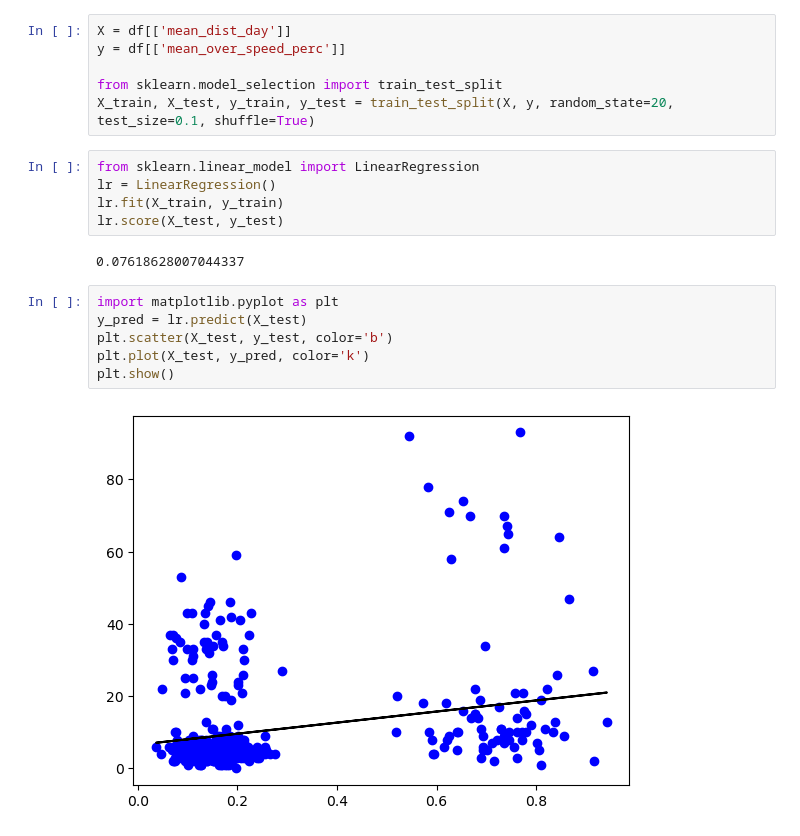
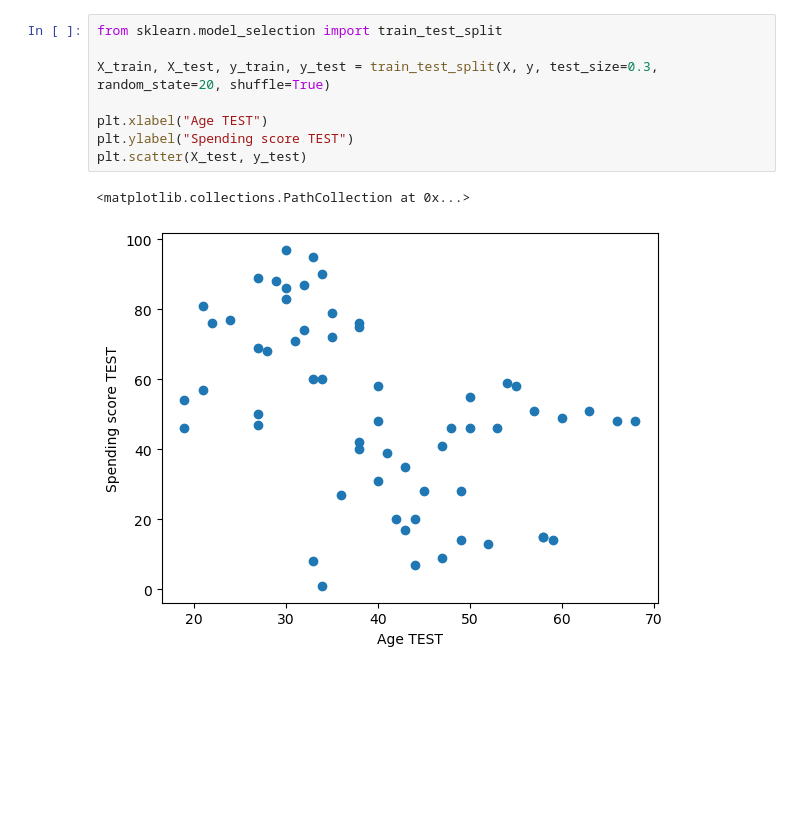
Before and after one commit to dr4g0n7ly/CSE4020-ML-lab, a Jupyter notebook: Linear regression.ipynb, the cells around one changed output. Cells and saved outputs as stored; diff of their text form; blank space fills up the shorter version.

```diff
--- a/Linear regression.ipynb
+++ b/Linear regression.ipynb
@@ -25,21 +26,11 @@ df.head(30)
 # %%
-X = df[['mean_dist_day']]
-y = df[['mean_over_speed_perc']]
+from sklearn.model_selection import train_test_split
 
-from sklearn.model_selection import train_test_split
-X_train, X_test, y_train, y_test = train_test_split(X, y, random_state=20, test_size=0.1, shuffle=True)
+X_train, X_test, y_train, y_test = train_test_split(X, y, test_size=0.3, random_state=20, shuffle=True)
+
+plt.xlabel("Age TEST")
+plt.ylabel("Spending score TEST")
+plt.scatter(X_test, y_test)
+# %% [output]
+<matplotlib.collections.PathCollection at 0x...>
+[figure, added]
-# %%
-from sklearn.linear_model import LinearRegression
-lr = LinearRegression()
-lr.fit(X_train, y_train)
-lr.score(X_test, y_test)
-# %% [output]
-0.07618628007044337
-# %%
-import matplotlib.pyplot as plt
-y_pred = lr.predict(X_test)
-plt.scatter(X_test, y_test, color='b')
-plt.plot(X_test, y_pred, color='k')
-plt.show()
-# %% [output]
-[figure, removed]
```
Also changed, not shown: parts of 4 cells of this notebook.
